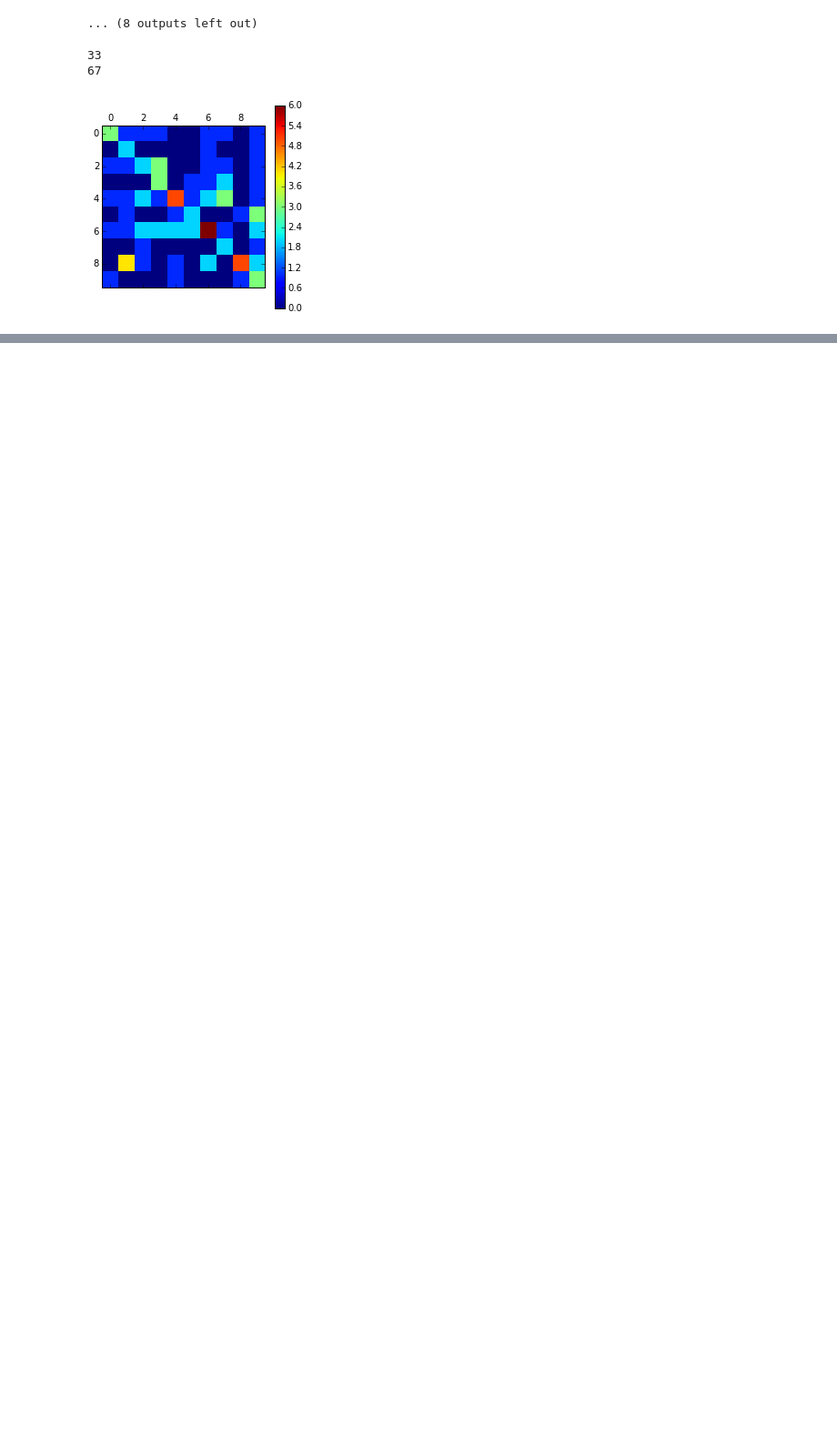
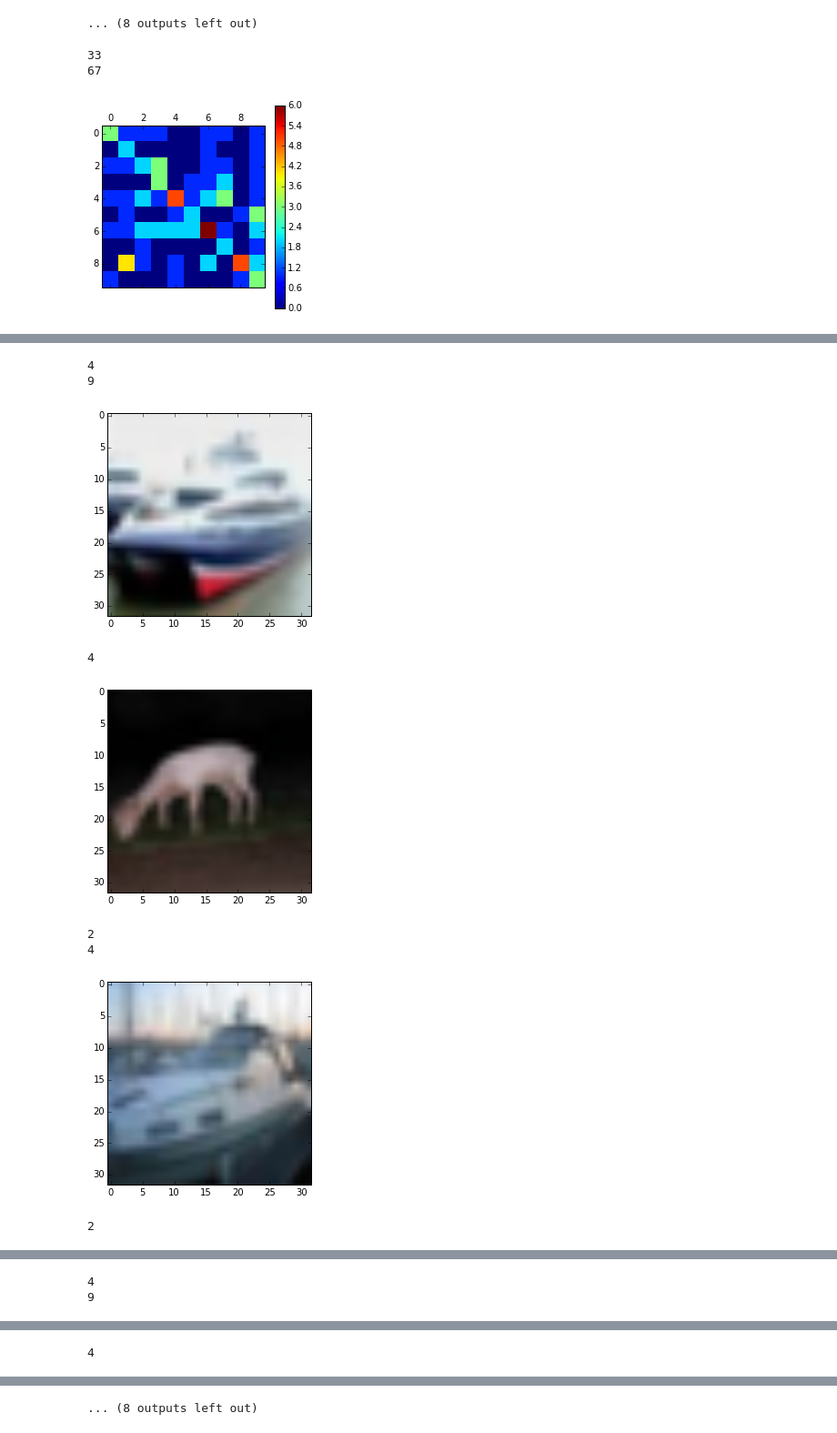
Before and after one commit to francis-lewis/siamese-neighbors, a Jupyter notebook: SiameseNet_AllClasses.ipynb, the cells around one changed output, grey strips where cells are left out. Shown at 91% size. Saved outputs shown, nothing was run; the diff lists cells and outputs as text; code cells hidden in the pictures; blank space fills up the shorter version.

```diff
--- a/SiameseNet_AllClasses.ipynb
+++ b/SiameseNet_AllClasses.ipynb
@@ -309,0 +430,28 @@ plt.savefig('l2_knn_confusion_matrix.png')
+# %%
+acc, cor_ims, inc_ims = siam_acc[0]
+trunc_cor_ims = cor_ims[:5]
+trunc_inc_ims = inc_ims[:5]
+for ind,im in enumerate(trunc_inc_ims):
+    i, pred = im
+    inds, dists, classes, c_pred = pred
+    im1 = im_x_val[i,:]
+    im2 = im_x_train[inds[0],:]
+    im1 = np.rollaxis(im1,0,3)
+    im2 = np.rollaxis(im2,0,3)
+    print c_pred
+    print y_val[i]
+    plt.imshow(im1)
+    plt.show()
+    print classes[0]
+    plt.imshow(im2)
+    plt.show()
+# %% [output]
+4
+9
+[figure, added]
+4
+[figure, added]
+2
+4
+[figure, added]
+2
@@ -309,0 +459,2 @@ plt.savefig('l2_knn_confusion_matrix.png')
+4
+9
@@ -309,0 +462 @@ plt.savefig('l2_knn_confusion_matrix.png')
+4
@@ -309,0 +464 @@ plt.savefig('l2_knn_confusion_matrix.png')
+... (8 outputs left out)
```
Also changed, not shown: parts of 15 cells of this notebook, 2 other files.
